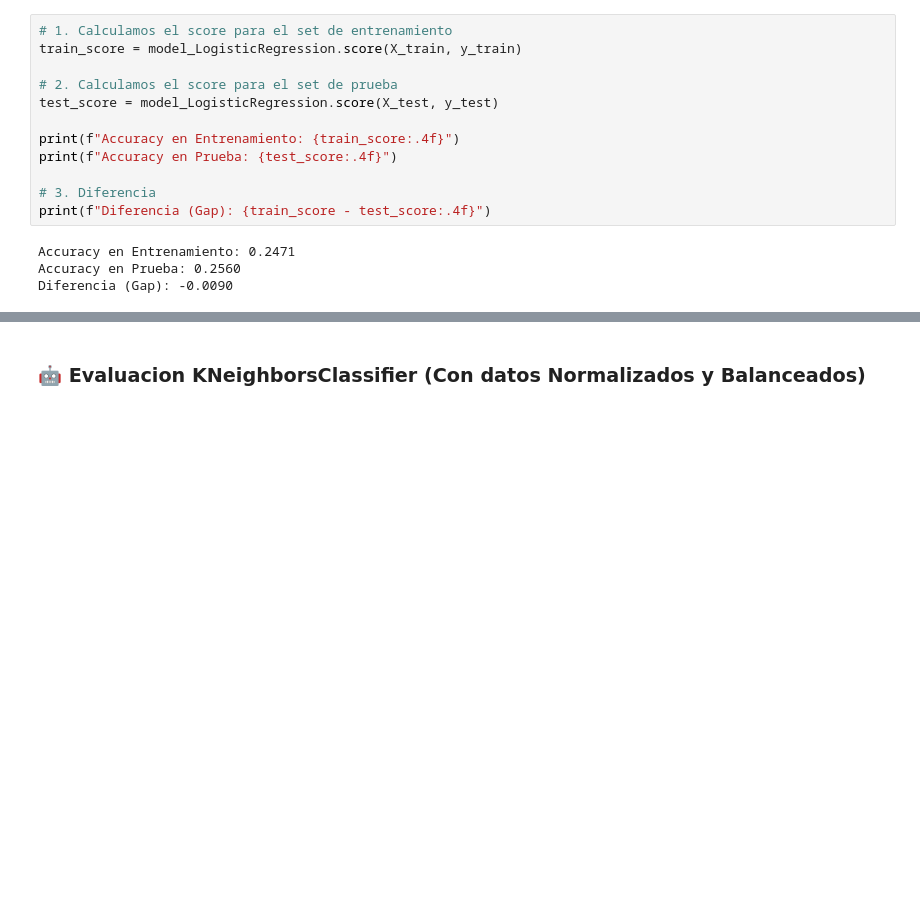
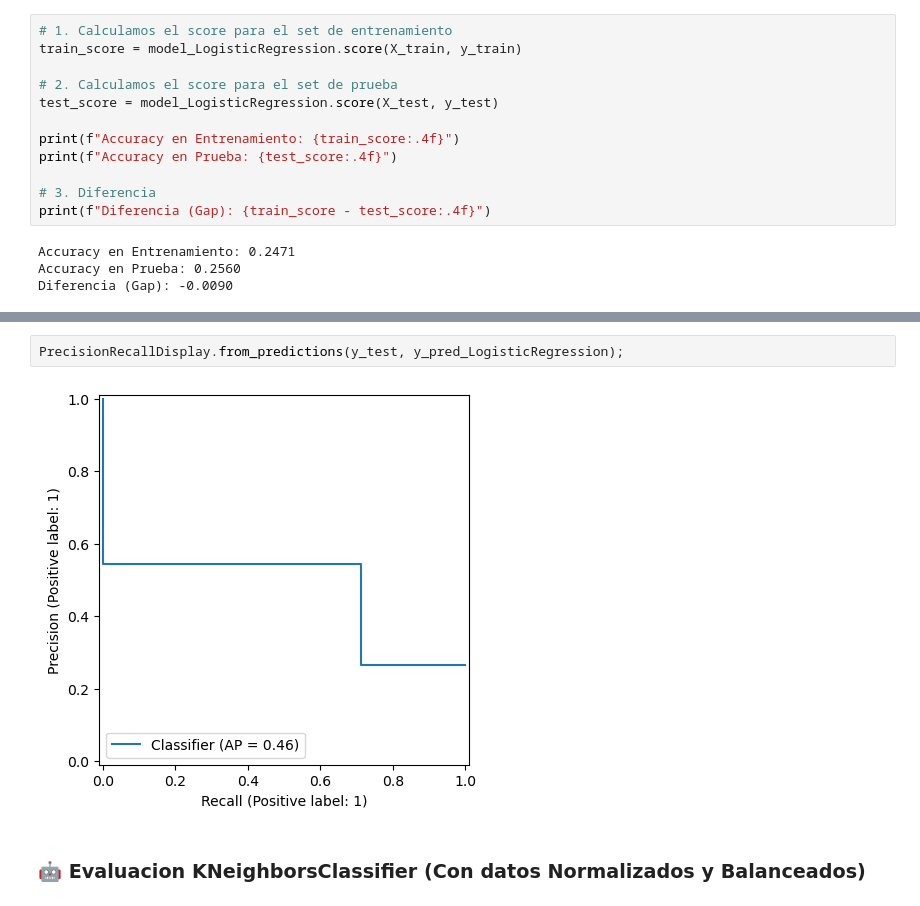
Before and after one commit to WMRioga/Challenge_03_TelecomX-Predicci-n, a Jupyter notebook: Challenge_03_TelecomX.ipynb, the cells around one changed output, grey strips where cells are left out. Saved outputs shown, nothing was run; the diff lists cells and outputs as text; blank space fills up the shorter version.

```diff
--- a/Challenge_03_TelecomX.ipynb
+++ b/Challenge_03_TelecomX.ipynb
@@ -520,3 +533,7 @@ Diferencia (Gap): -0.0090
+# %%
+PrecisionRecallDisplay.from_predictions(y_test, y_pred_LogisticRegression);
+# %% [output]
+[figure, added]
 # %% [markdown]
 ### 🤖 Evaluacion KNeighborsClassifier (Con datos Normalizados y Balanceados)
 # %%
```
Also changed, not shown: parts of 39 cells of this notebook, 2 other files.
